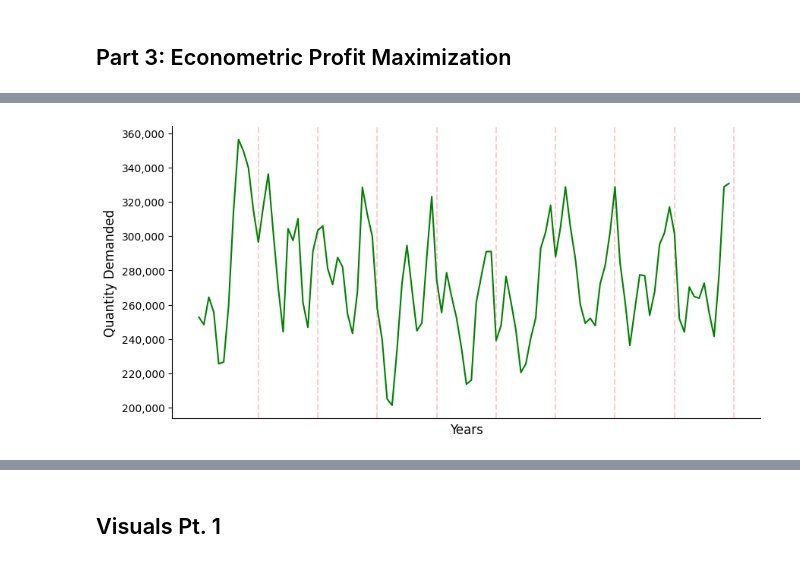
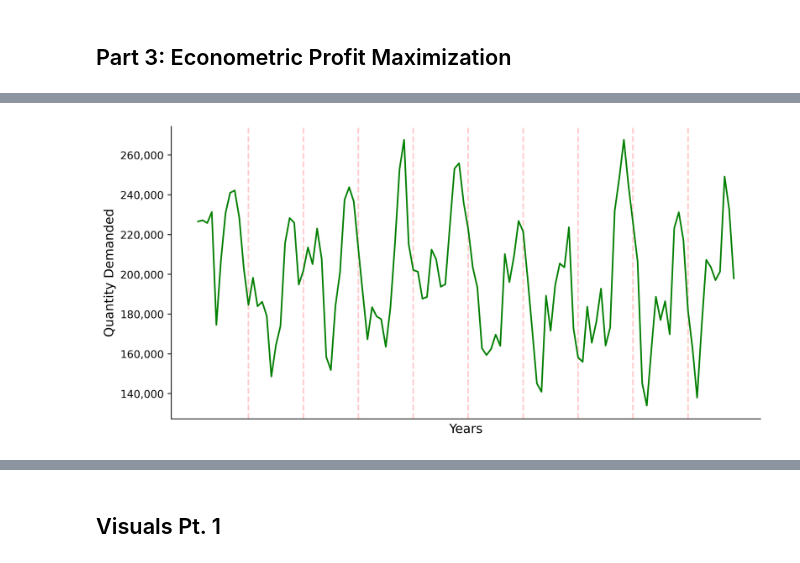
Before and after one commit to jakepenzak/blog-posts, a Jupyter notebook: Optimization/Main Driver.ipynb, the cells around one changed output, grey strips where cells are left out. Saved outputs shown, nothing was run; the diff lists cells and outputs as text; code cells hidden in the pictures.

```diff
--- a/Optimization/Main Driver.ipynb
+++ b/Optimization/Main Driver.ipynb
@@ -166,21 +166,24 @@ Convergence Achieved (2 iterations): Solution = {x: -2.2361537708080084, y: 3.00
 # %% [markdown]
 ## Part 3: Econometric Profit Maximization
 # %%
-def quantity_ar2_process(T, 𝛼1, 𝛼2, u, df, params):
+def quantity_ar2_process(T, ϕ1, ϕ2, q0, q_1, ϵ, df, params):
 
     A = np.identity(T)  # The T x T identity matrix
 
     for i in range(T):
 
         if i-1 >= 0:
-            A[i, i-1] = -𝛼1
+            A[i, i-1] = -ϕ1
 
         if i-2 >= 0:
-            A[i, i-2] = -𝛼2
+            A[i, i-2] = -ϕ2
 
-    b = np.array(df) @ params
+    b = np.array(df) @ params + ϵ
 
-    return np.linalg.solve(A, b+u)
+    b[0] = b[0] + ϕ1 * q0 + ϕ2 * q_1
+    b[1] = b[1] + ϕ2 * q0
+
+    return np.linalg.inv(A) @ b
 # %%
 df = pd.DataFrame()
 
@@ -240,7 +249,7 @@ params = np.array(
     [10_000,
     5_000,
     2_000,
-    6_000,
+    1_000,
     3_000,
     1_000,
     -1_000,
@@ -268,37 +277,39 @@ params = np.array(
 
 # parameters
 T = 118
-𝛼1 = 0.3
-𝛼2 = 0.05
-u = np.random.normal(0, 5000, size=T)
+ϕ1 = 0.3
+ϕ2 = 0.05
+q0 = 300_000
+q_1 = 250_000
+ϵ = np.random.normal(0, 5000, size=T)
 
-quantity_demanded_ar = quantity_ar2_process(T,𝛼1,𝛼2,u,df,params)
+quantity_demanded_ar = quantity_ar2_process(T,ϕ1,ϕ2,q0,q_1,ϵ,df,params)
 
 avg_demand = np.mean(quantity_demanded_ar)
 
-fig, ax = plt.subplots(figsize=(10,5)) #, dpi=500)
+fig, ax = plt.subplots(figsize=(10,5), dpi=500)
 
 fmt = '{x:,.0f}'
 tick = mtick.StrMethodFormatter(fmt)
 ax.yaxis.set_major_formatter(tick)
 
 ax.spines['right'].set_color('none')
 ax.spines['top'].set_color('none')
 # ax.spines['bottom'].set_color('none')
 # ax.spines['bottom'].set_position(('data',avg_demand))
 
 plt.tick_params(axis='x',which='both',bottom=False,top=False,labelbottom=False)
 
 for i in range(0,108,12):
     line = 108 - i
     ax.axvline(x=line, color='r', linestyle='--', alpha=0.2)
 
 # ax.axhline(y=avg_demand, color='black', linewidth=0.2)
 
-plt.plot(np.arange(108), quantity_demanded_ar[10:], color='g')
+plt.plot(np.arange(T)+1, quantity_demanded_ar, color='g')
 plt.xlabel('Years',size="large")
 plt.ylabel('Quantity Demanded',size='large')
 
 plt.show()
 # %% [output]
-[figure, old version]
+[figure, new version]
```
Also changed, not shown: parts of 14 cells of this notebook.
